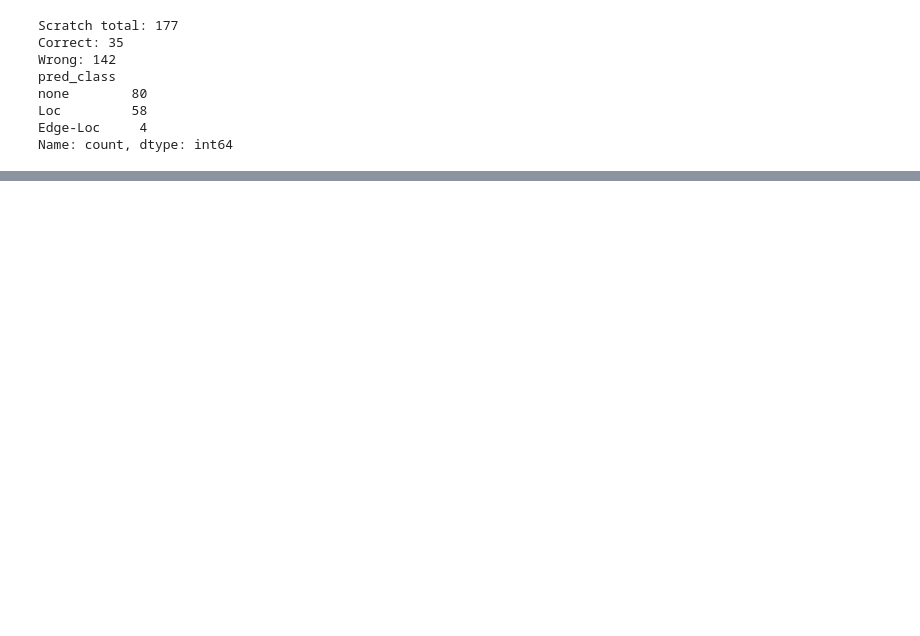
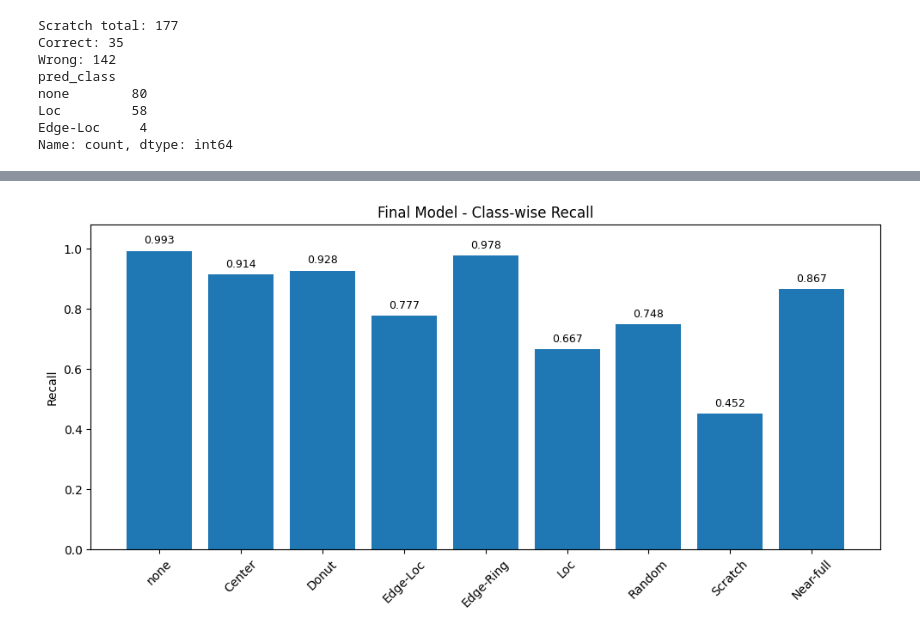
Before and after one commit to seunghyun949-dot/wafer-map-defect-classification, a Jupyter notebook: notebooks/wafer_project.ipynb, the cells around one changed output, grey strips where cells are left out. Cells and saved outputs as stored; diff of their text form; code cells hidden in the pictures; blank space fills up the shorter version.

```diff
--- a/notebooks/wafer_project.ipynb
+++ b/notebooks/wafer_project.ipynb
@@ -4919,0 +8409,59 @@ display(error_pairs.head(20))
+# %%
+# ============================================================
+# DAY 12-3 FINAL
+# Polished Class-wise Recall Plot
+# ============================================================
+
+plt.figure(figsize=(10, 5))
+
+bars = plt.bar(
+    final_recall_df["Class"],
+    final_recall_df["Recall"]
+)
+
+plt.title(
+    "Final Model - Class-wise Recall"
+)
+
+plt.ylabel(
+    "Recall"
+)
+
+plt.ylim(
+    0,
+    1.08
+)
+
+plt.xticks(
+    rotation=45
+)
+
+for bar, value in zip(
+    bars,
+    final_recall_df["Recall"]
+):
+    plt.text(
+        bar.get_x() + bar.get_width() / 2,
+        value + 0.015,
+        f"{value:.3f}",
+        ha="center",
+        va="bottom",
+        fontsize=9
+    )
+
+plt.tight_layout()
+
+recall_plot_path = (
+    RESULTS_DIR /
+    "final_class_recall.png"
+)
+
+plt.savefig(
+    recall_plot_path,
+    dpi=200,
+    bbox_inches="tight"
+)
+
+plt.show()
+# %% [output]
+[figure, added]
```
Also changed, not shown: parts of 49 cells of this notebook, 10 other files.
